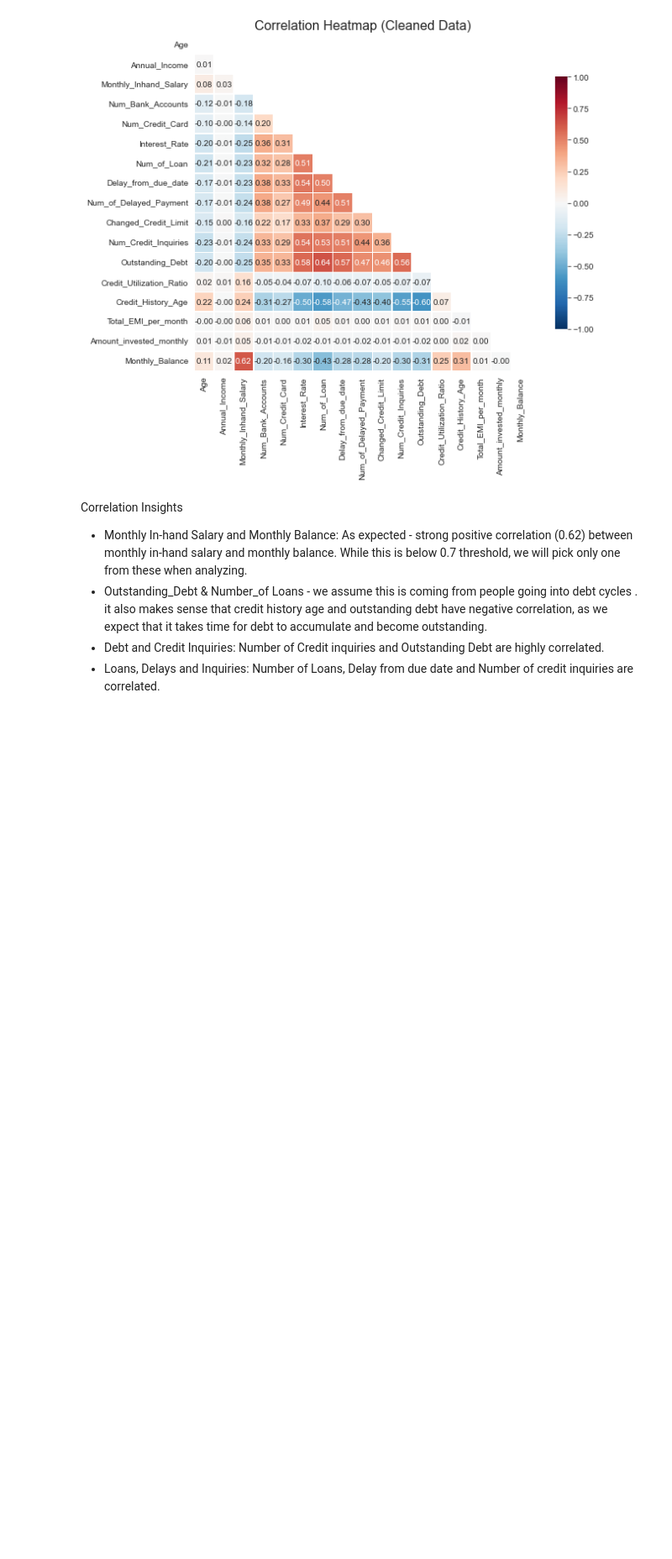
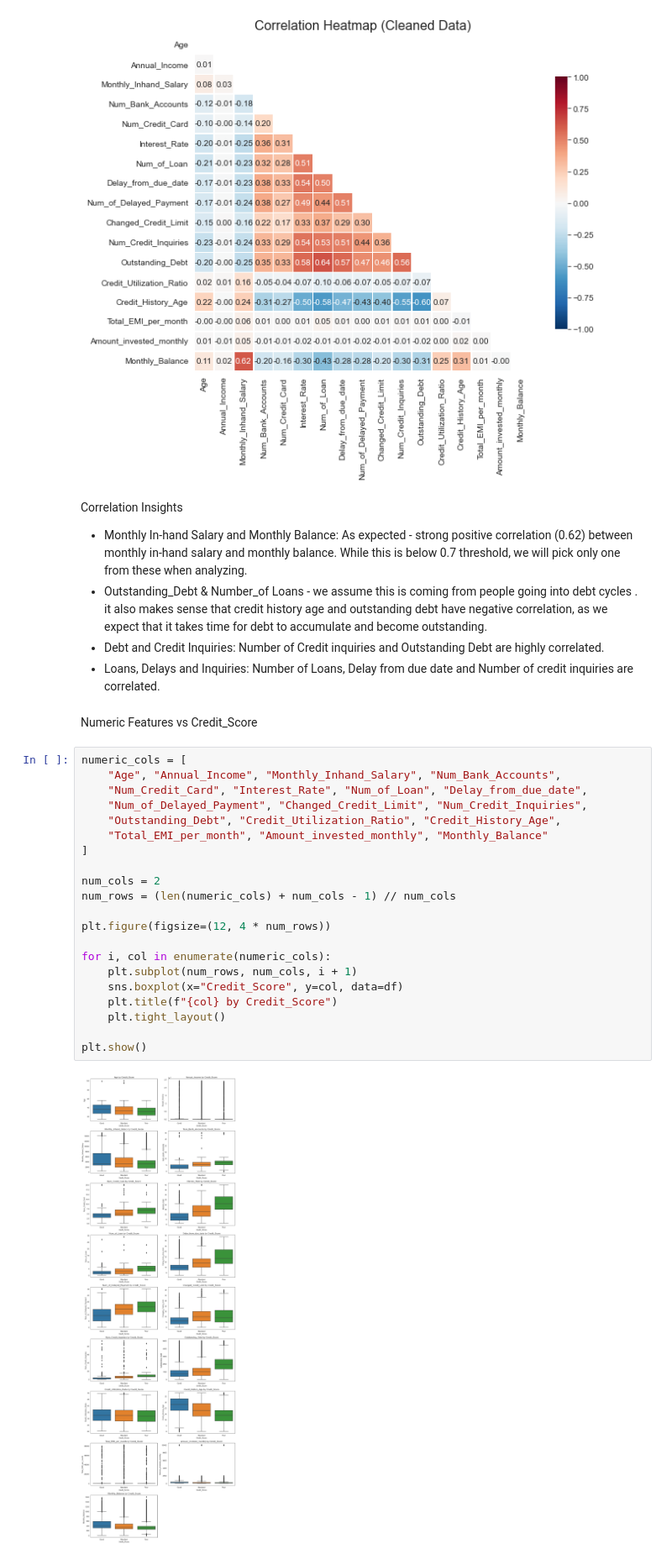
Before and after one commit to Yashsethi24/Credit_Score_Prediction, a Jupyter notebook: Notebooks/EDA_Credit_score_classification.ipynb, the cells around one changed output. Shown at 84% size. Cells and saved outputs as stored; diff of their text form; blank space fills up the shorter version.

Commit message:
Patterns in numeric features vs credit score

```diff
--- a/Notebooks/EDA_Credit_score_classification.ipynb
+++ b/Notebooks/EDA_Credit_score_classification.ipynb
@@ -1238,3 +1238,28 @@ Correlation Insights
 * Outstanding_Debt & Number_of Loans - we assume this is coming from people going into debt cycles . it also makes sense that credit history age and outstanding debt have negative correlation, as we expect that it takes time for debt to accumulate and become outstanding.
 * Debt and Credit Inquiries: Number of Credit inquiries and Outstanding Debt are highly correlated.
 * Loans, Delays and Inquiries: Number of Loans, Delay from due date and Number of credit inquiries are correlated.
+# %% [markdown]
+Numeric Features vs Credit_Score
+# %%
+numeric_cols = [
+    "Age", "Annual_Income", "Monthly_Inhand_Salary", "Num_Bank_Accounts",
+    "Num_Credit_Card", "Interest_Rate", "Num_of_Loan", "Delay_from_due_date",
+    "Num_of_Delayed_Payment", "Changed_Credit_Limit", "Num_Credit_Inquiries",
+    "Outstanding_Debt", "Credit_Utilization_Ratio", "Credit_History_Age",
+    "Total_EMI_per_month", "Amount_invested_monthly", "Monthly_Balance"
+]
+
+num_cols = 2
+num_rows = (len(numeric_cols) + num_cols - 1) // num_cols
+
+plt.figure(figsize=(12, 4 * num_rows))
+
+for i, col in enumerate(numeric_cols):
+    plt.subplot(num_rows, num_cols, i + 1)
+    sns.boxplot(x="Credit_Score", y=col, data=df)
+    plt.title(f"{col} by Credit_Score")
+    plt.tight_layout()
+
+plt.show()
+# %% [output]
+[figure, added]
```
Also changed, not shown: parts of 4 cells of this notebook.
